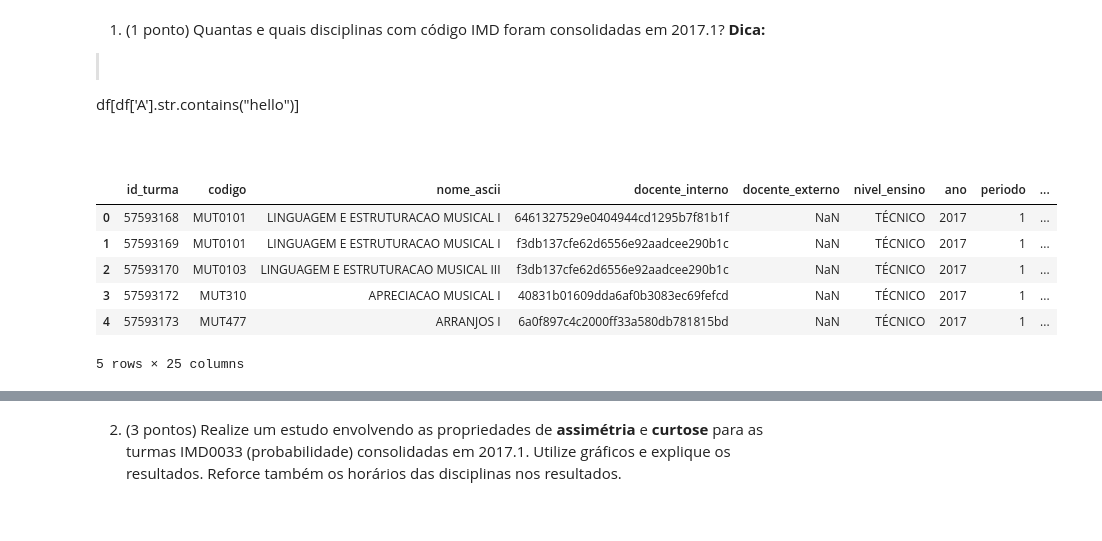
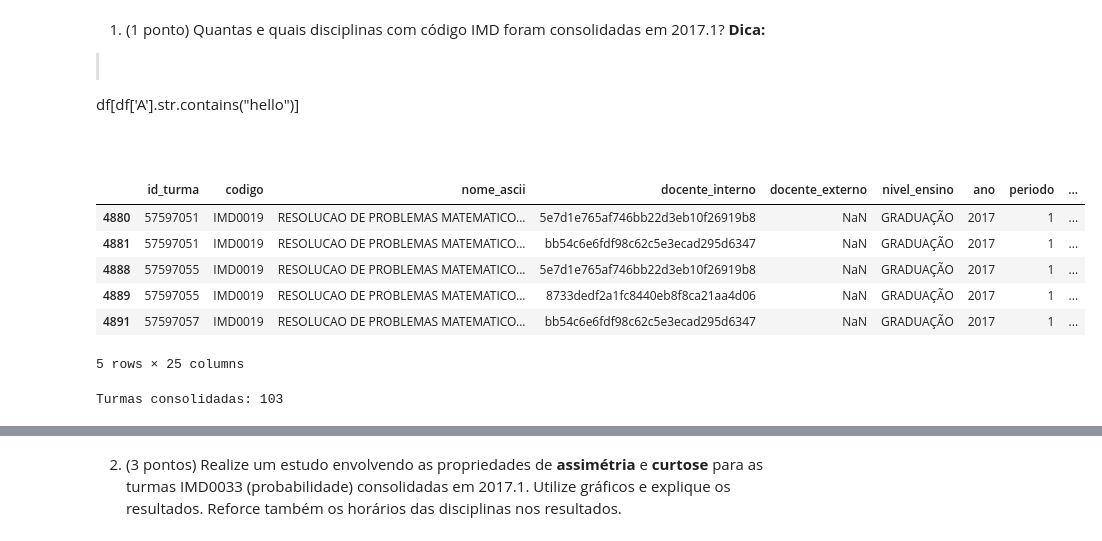
Before and after one commit to Yuri-wrlk/IMD_0033_Probabilidade, a Jupyter notebook: Avaliacao_2/Avaliacao_Unidade_02.ipynb, the cells around one changed output, grey strips where cells are left out. Cells and saved outputs as stored; diff of their text form; code cells hidden in the pictures.

```diff
--- a/Avaliacao_2/Avaliacao_Unidade_02.ipynb
+++ b/Avaliacao_2/Avaliacao_Unidade_02.ipynb
@@ -20,13 +20,21 @@ import pandas as pd
 # %%
 turmas_total = pd.read_csv('turmas-2017.1.csv', sep=";")
 turmas_total.head()
 
-turmas_imd = turmas_total[]
+turmas_imd  = turmas_total[turmas_total['codigo'].str.contains("IMD")]
+
+turmas_imd.head()
 # %% [output]
 |  | id_turma | codigo | nome_ascii | docente_interno | docente_externo | nivel_ensino | ano | periodo | ... |
-| 0 | 57593168 | MUT0101 | LINGUAGEM E ESTRUTURACAO MUSICAL I | 6461327529e0404944cd1295b7f81b1f | NaN | TÉCNICO | 2017 | 1 | ... |
-| 1 | 57593169 | MUT0101 | LINGUAGEM E ESTRUTURACAO MUSICAL I | f3db137cfe62d6556e92aadcee290b1c | NaN | TÉCNICO | 2017 | 1 | ... |
-| 2 | 57593170 | MUT0103 | LINGUAGEM E ESTRUTURACAO MUSICAL III | f3db137cfe62d6556e92aadcee290b1c | NaN | TÉCNICO | 2017 | 1 | ... |
-| 3 | 57593172 | MUT310 | APRECIACAO MUSICAL I | 40831b01609dda6af0b3083ec69fefcd | NaN | TÉCNICO | 2017 | 1 | ... |
-| 4 | 57593173 | MUT477 | ARRANJOS I | 6a0f897c4c2000ff33a580db781815bd | NaN | TÉCNICO | 2017 | 1 | ... |
+| 4880 | 57597051 | IMD0019 | RESOLUCAO DE PROBLEMAS MATEMATICO... | 5e7d1e765af746bb22d3eb10f26919b8 | NaN | GRADUAÇÃO | 2017 | 1 | ... |
+| 4881 | 57597051 | IMD0019 | RESOLUCAO DE PROBLEMAS MATEMATICO... | bb54c6e6fdf98c62c5e3ecad295d6347 | NaN | GRADUAÇÃO | 2017 | 1 | ... |
+| 4888 | 57597055 | IMD0019 | RESOLUCAO DE PROBLEMAS MATEMATICO... | 5e7d1e765af746bb22d3eb10f26919b8 | NaN | GRADUAÇÃO | 2017 | 1 | ... |
+| 4889 | 57597055 | IMD0019 | RESOLUCAO DE PROBLEMAS MATEMATICO... | 8733dedf2a1fc8440eb8f8ca21aa4d06 | NaN | GRADUAÇÃO | 2017 | 1 | ... |
+| 4891 | 57597057 | IMD0019 | RESOLUCAO DE PROBLEMAS MATEMATICO... | bb54c6e6fdf98c62c5e3ecad295d6347 | NaN | GRADUAÇÃO | 2017 | 1 | ... |
 5 rows × 25 columns
+# %%
+turmas_consolidadas = turmas_imd[turmas_imd["situacao_turma"].str.contains("CONSOLIDADA")]
+
+print("Turmas consolidadas:",turmas_consolidadas.shape[0])
+# %% [output]
+Turmas consolidadas: 103
```
Also changed, not shown: parts of 7 cells of this notebook, 3 other files.
